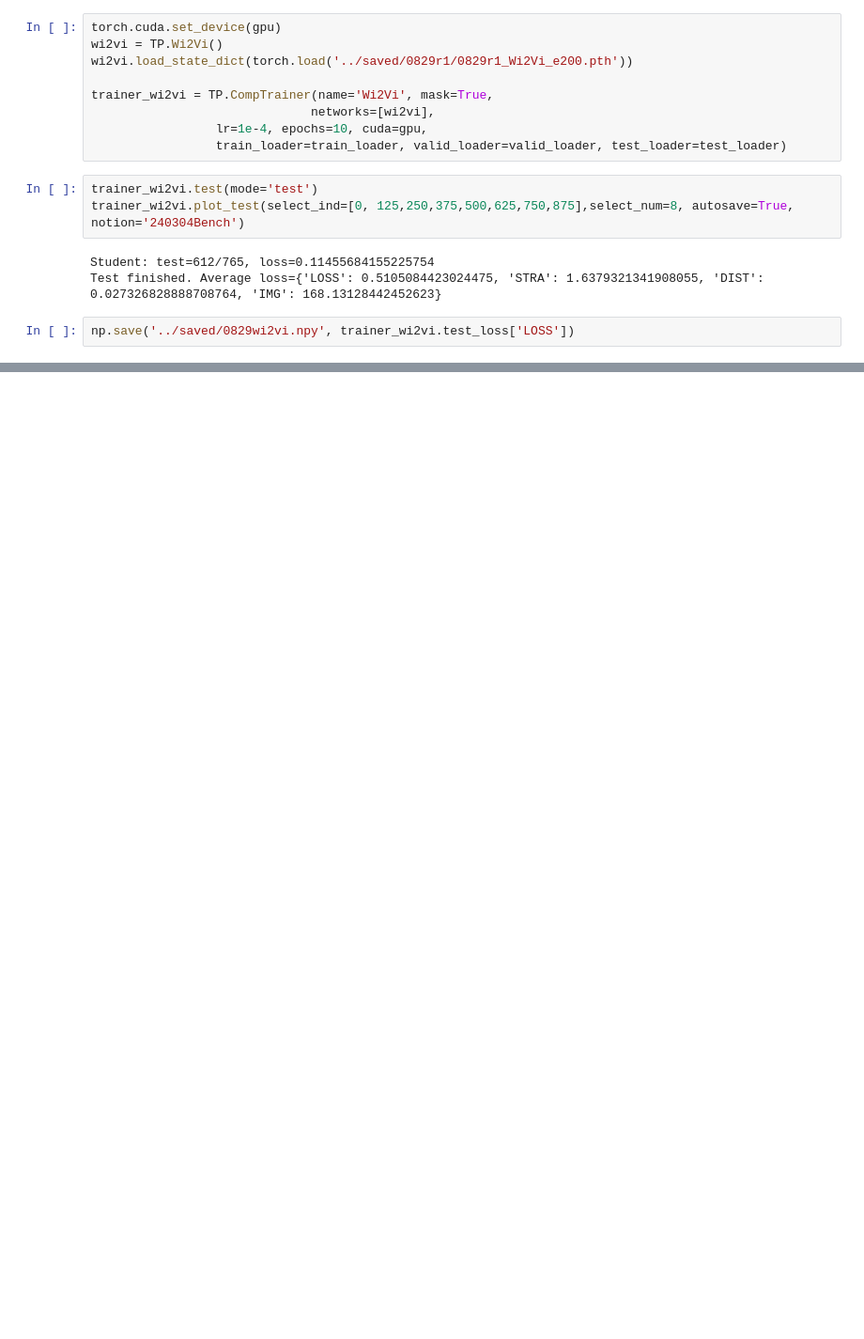
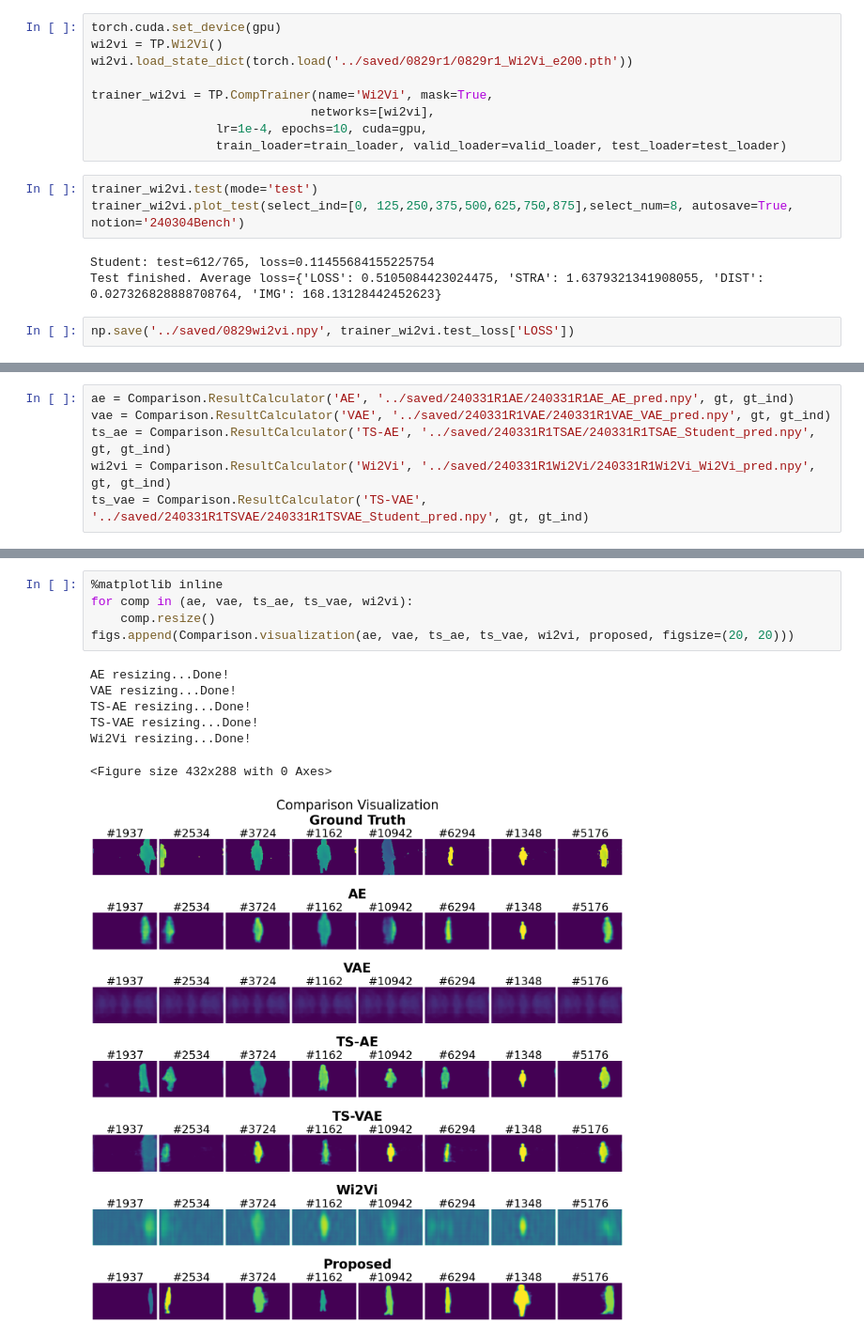
Before and after one commit to MilkywayCocktail/Models, a Jupyter notebook: Benchmarks_v2.ipynb, the cells around one changed output, grey strips where cells are left out. Shown at 94% size. Drawn from its saved outputs; the diff is of its cells as text; blank space fills up the shorter version.

```diff
--- a/Benchmarks_v2.ipynb
+++ b/Benchmarks_v2.ipynb
@@ -146,0 +228,6 @@ np.save('../saved/0829wi2vi.npy', trainer_wi2vi.test_loss['LOSS'])
+# %%
+ae = Comparison.ResultCalculator('AE', '../saved/240331R1AE/240331R1AE_AE_pred.npy', gt, gt_ind)
+vae = Comparison.ResultCalculator('VAE', '../saved/240331R1VAE/240331R1VAE_VAE_pred.npy', gt, gt_ind)
+ts_ae = Comparison.ResultCalculator('TS-AE', '../saved/240331R1TSAE/240331R1TSAE_Student_pred.npy', gt, gt_ind)
+wi2vi = Comparison.ResultCalculator('Wi2Vi', '../saved/240331R1Wi2Vi/240331R1Wi2Vi_Wi2Vi_pred.npy', gt, gt_ind)
+ts_vae = Comparison.ResultCalculator('TS-VAE', '../saved/240331R1TSVAE/240331R1TSVAE_Student_pred.npy', gt, gt_ind)
@@ -146,0 +245,13 @@ np.save('../saved/0829wi2vi.npy', trainer_wi2vi.test_loss['LOSS'])
+# %%
+%matplotlib inline
+for comp in (ae, vae, ts_ae, ts_vae, wi2vi):
+    comp.resize()
+figs.append(Comparison.visualization(ae, vae, ts_ae, ts_vae, wi2vi, proposed, figsize=(20, 20)))
+# %% [output]
+AE resizing...Done!
+VAE resizing...Done!
+TS-AE resizing...Done!
+TS-VAE resizing...Done!
+Wi2Vi resizing...Done!
+<Figure size 432x288 with 0 Axes>
+[figure, added]
```
Also changed, not shown: parts of 22 cells of this notebook.
